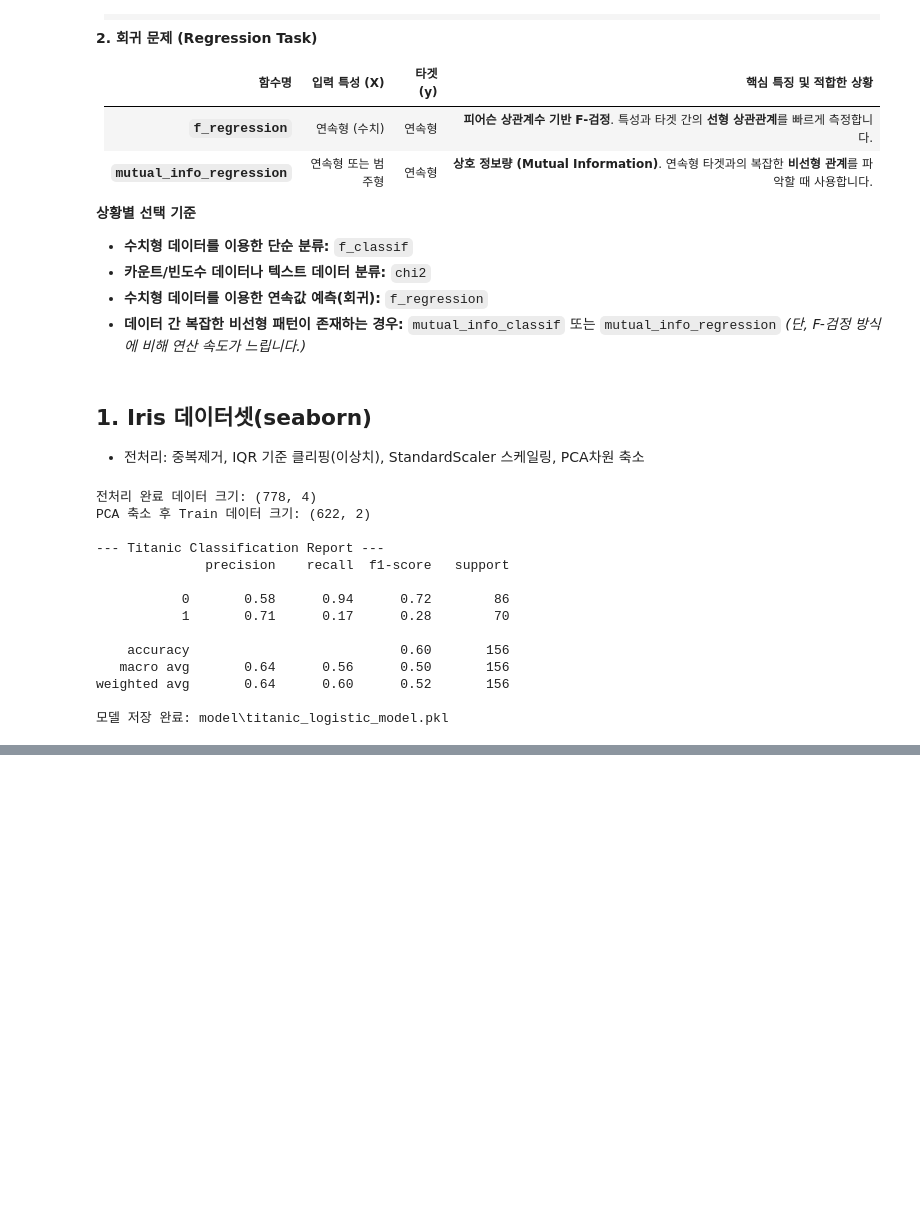
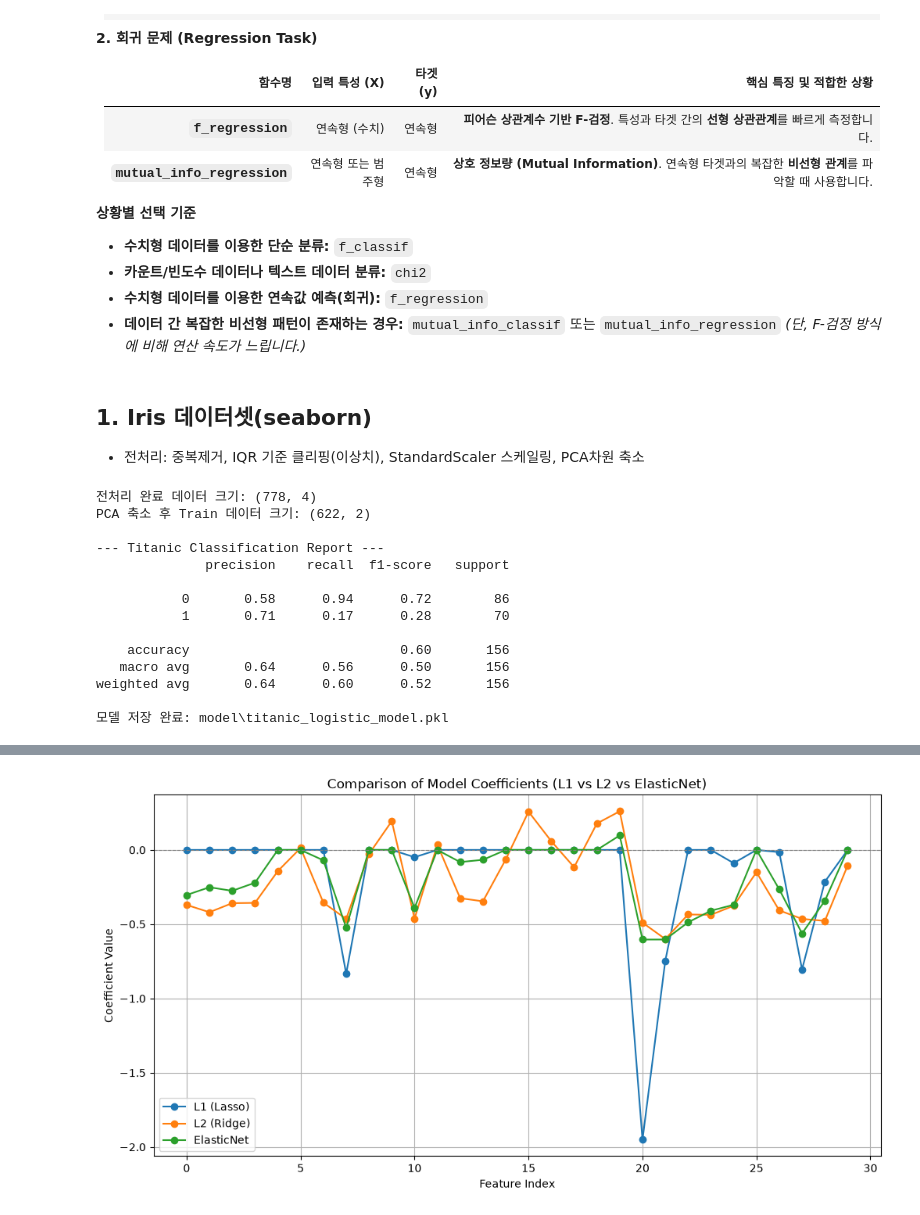
Before and after one commit to kimgyeongmin5348/data-collection-workspace, a Jupyter notebook: data29_ML_특징선택과_차원축소.ipynb, the cells around one changed output, grey strips where cells are left out. Cells and saved outputs as stored; diff of their text form; code cells hidden in the pictures; blank space fills up the shorter version.

```diff
--- a/data29_ML_특징선택과_차원축소.ipynb
+++ b/data29_ML_특징선택과_차원축소.ipynb
@@ -261,0 +767,82 @@ weighted avg       0.64      0.60      0.52       156
+# %%
+import joblib
+import matplotlib.pyplot as plt
+import numpy as np
+import pandas as pd
+from sklearn.datasets import load_breast_cancer
+from sklearn.linear_model import LogisticRegression
+from sklearn.metrics import accuracy_score, classification_report
+from sklearn.model_selection import train_test_split
+from sklearn.preprocessing import StandardScaler
+
+# 1. 데이터 로드 및 전처리
+cancer = load_breast_cancer()
+X = pd.DataFrame(cancer.data, columns=cancer.feature_names)
+y = cancer.target
+
+X_train, X_test, y_train, y_test = train_test_split(
+    X, y, test_size=0.2, random_state=42
+)
+
+# 규제 적용 전 필수 전처리: 스케일링
+scaler = StandardScaler()
+X_train_scaled = scaler.fit_transform(X_train)
+X_test_scaled = scaler.transform(X_test)
+
+# 2. 모델 정의 및 학습 (L1, L2, ElasticNet)
+models = {
+    'L1 (Lasso)': LogisticRegression(
+        penalty='l1', solver='saga', C=0.1, max_iter=5000, random_state=42
+    ),
+    'L2 (Ridge)': LogisticRegression(
+        penalty='l2', solver='saga', C=0.1, max_iter=5000, random_state=42
+    ),
+    'ElasticNet': LogisticRegression(
+        penalty='elasticnet',
+        solver='saga',
+        C=0.1,
+        l1_ratio=0.5,
+        max_iter=5000,
+        random_state=42,
+    ),
+}
+
+# 3. 모델 비교 및 결과 출력
+results = {}
+
+for name, model in models.items():
+  model.fit(X_train_scaled, y_train)
+  y_pred = model.predict(X_test_scaled)
+
+  acc = accuracy_score(y_test, y_pred)
+  coefs = model.coef_[0]
+  zero_coefs = np.sum(coefs == 0)  # 완전히 0이 된 가중치(특징) 개수
+
+  results[name] = {
+      'Accuracy': acc,
+      'Zero Coef Count': zero_coefs,
+      'Model': model,
+  }
+
+  print(f'=== {name} ===')
+  print(f'정확도(Accuracy): {acc:.4f}')
+  print(f'제거된 특징 개수(가중치=0): {zero_coefs} / {X.shape[1]}')
+  print(classification_report(y_test, y_pred))
+
+  # 모델 저장
+  file_name = f'model/logistic_{name.split()[0].lower()}_model.pkl'
+  joblib.dump(model, file_name)
+
+# 4. 규제별 가중치(Coefficients) 시각화 비교
+plt.figure(figsize=(12, 6))
+for name, model in models.items():
+  plt.plot(model.coef_[0], marker='o', label=name)
+
+plt.axhline(0, color='gray', linestyle='--', linewidth=0.8)
+plt.title('Comparison of Model Coefficients (L1 vs L2 vs ElasticNet)')
+plt.xlabel('Feature Index')
+plt.ylabel('Coefficient Value')
+plt.legend()
+plt.grid(True)
+plt.show()
+# %% [output]
@@ -261,0 +866 @@ weighted avg       0.64      0.60      0.52       156
+[figure, added]
```
Also changed, not shown: parts of 12 cells of this notebook, 8 other files.
